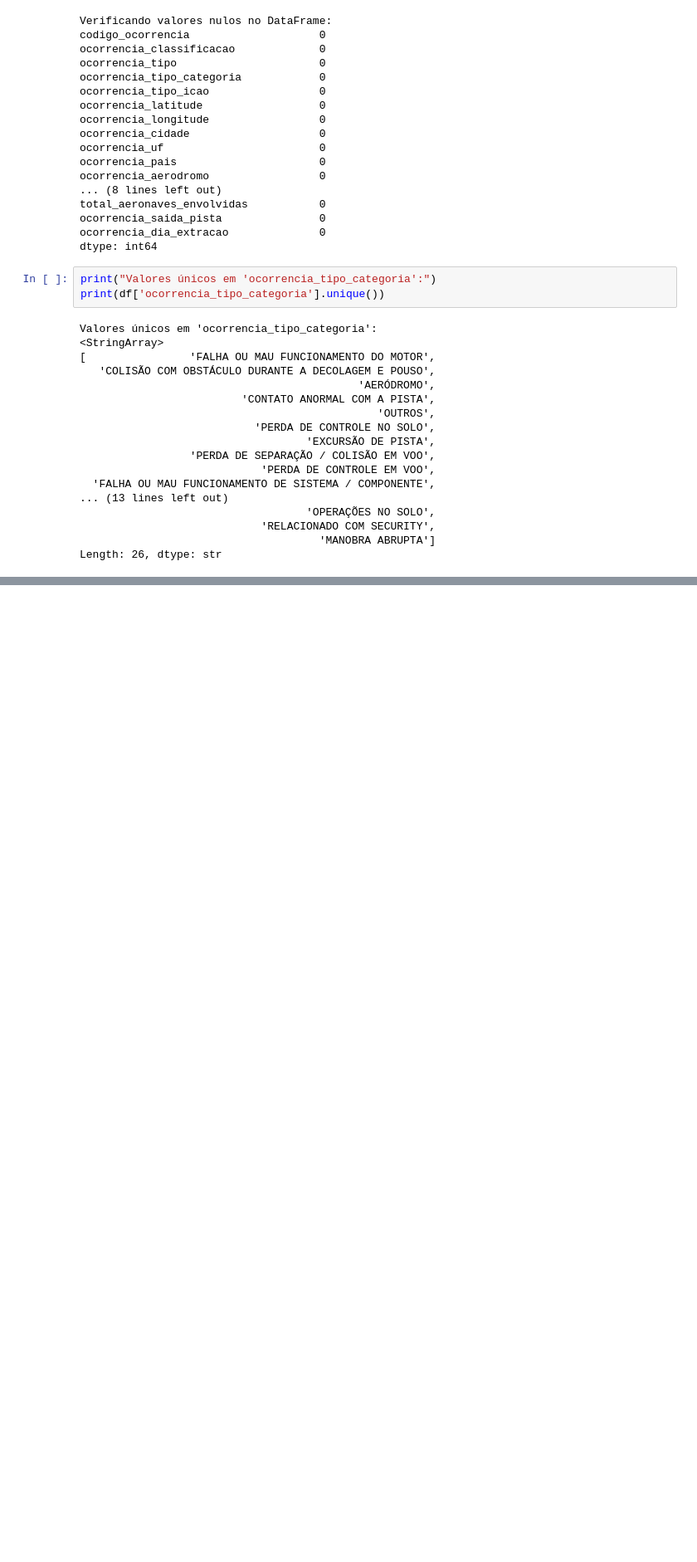
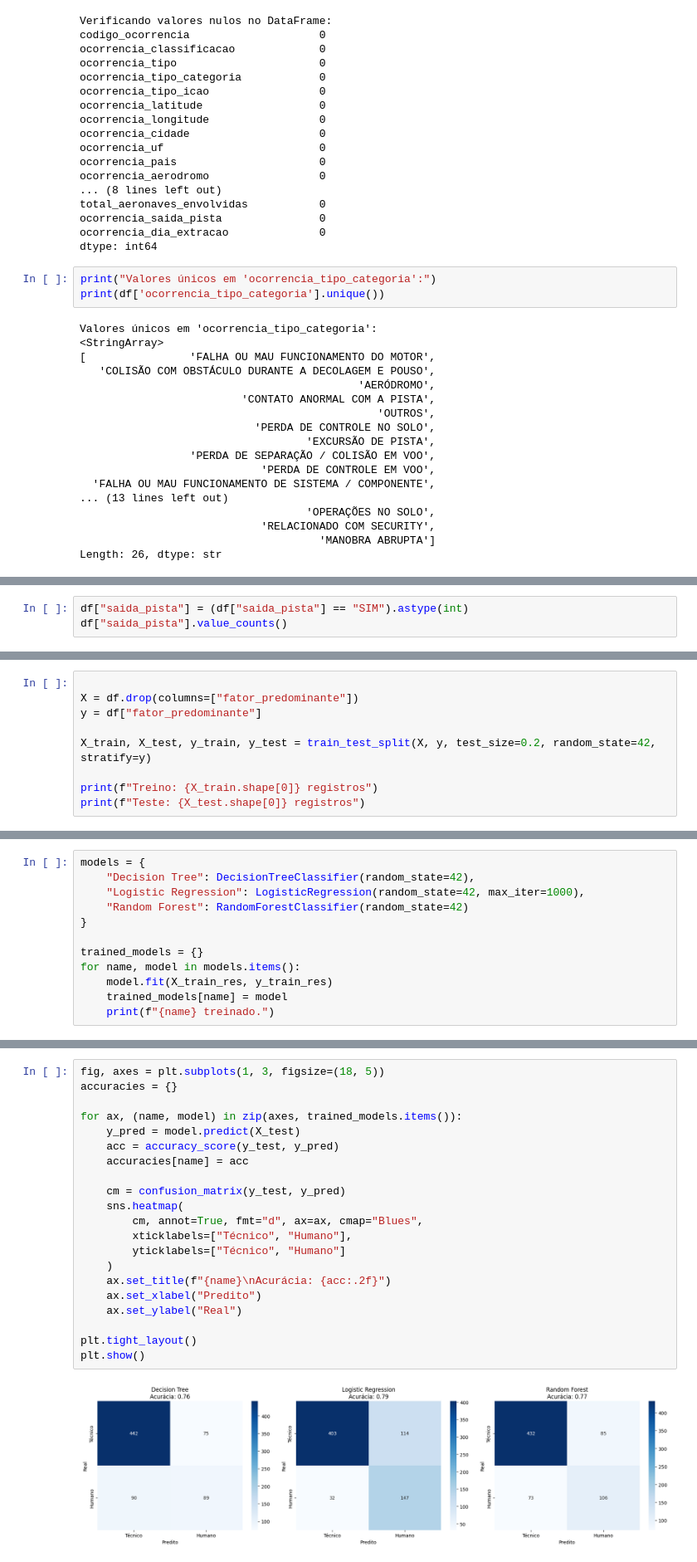
Before and after one commit to queirogaraffael/flight-analytics-br, a Jupyter notebook: notebooks/Flight_Analytics_BR.ipynb, the cells around one changed output, grey strips where cells are left out. Shown at 83% size. Cells and saved outputs as stored; diff of their text form; blank space fills up the shorter version.

```diff
--- a/notebooks/Flight_Analytics_BR.ipynb
+++ b/notebooks/Flight_Analytics_BR.ipynb
@@ -378,0 +299,3 @@ plt.show()
+# %%
+df["saida_pista"] = (df["saida_pista"] == "SIM").astype(int)
+df["saida_pista"].value_counts()
@@ -378,0 +358,9 @@ plt.show()
+# %%
+
+X = df.drop(columns=["fator_predominante"])
+y = df["fator_predominante"]
+
+X_train, X_test, y_train, y_test = train_test_split(X, y, test_size=0.2, random_state=42, stratify=y)
+
+print(f"Treino: {X_train.shape[0]} registros")
+print(f"Teste: {X_test.shape[0]} registros")
@@ -378,0 +413,12 @@ plt.show()
+# %%
+models = {
+    "Decision Tree": DecisionTreeClassifier(random_state=42),
+    "Logistic Regression": LogisticRegression(random_state=42, max_iter=1000),
+    "Random Forest": RandomForestClassifier(random_state=42)
+}
+
+trained_models = {}
+for name, model in models.items():
+    model.fit(X_train_res, y_train_res)
+    trained_models[name] = model
+    print(f"{name} treinado.")
@@ -378,0 +431,23 @@ plt.show()
+# %%
+fig, axes = plt.subplots(1, 3, figsize=(18, 5))
+accuracies = {}
+
+for ax, (name, model) in zip(axes, trained_models.items()):
+    y_pred = model.predict(X_test)
+    acc = accuracy_score(y_test, y_pred)
+    accuracies[name] = acc
+
+    cm = confusion_matrix(y_test, y_pred)
+    sns.heatmap(
+        cm, annot=True, fmt="d", ax=ax, cmap="Blues",
+        xticklabels=["Técnico", "Humano"],
+        yticklabels=["Técnico", "Humano"]
+    )
+    ax.set_title(f"{name}\nAcurácia: {acc:.2f}")
+    ax.set_xlabel("Predito")
+    ax.set_ylabel("Real")
+
+plt.tight_layout()
+plt.show()
+# %% [output]
+[figure, added]
```
Also changed, not shown: parts of 51 cells of this notebook.
